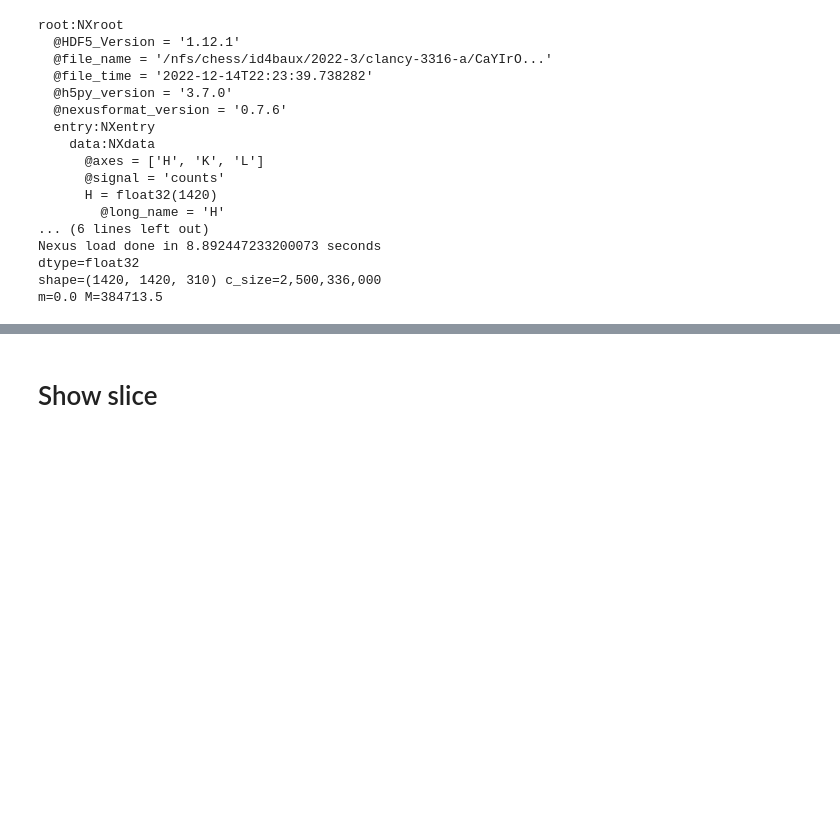
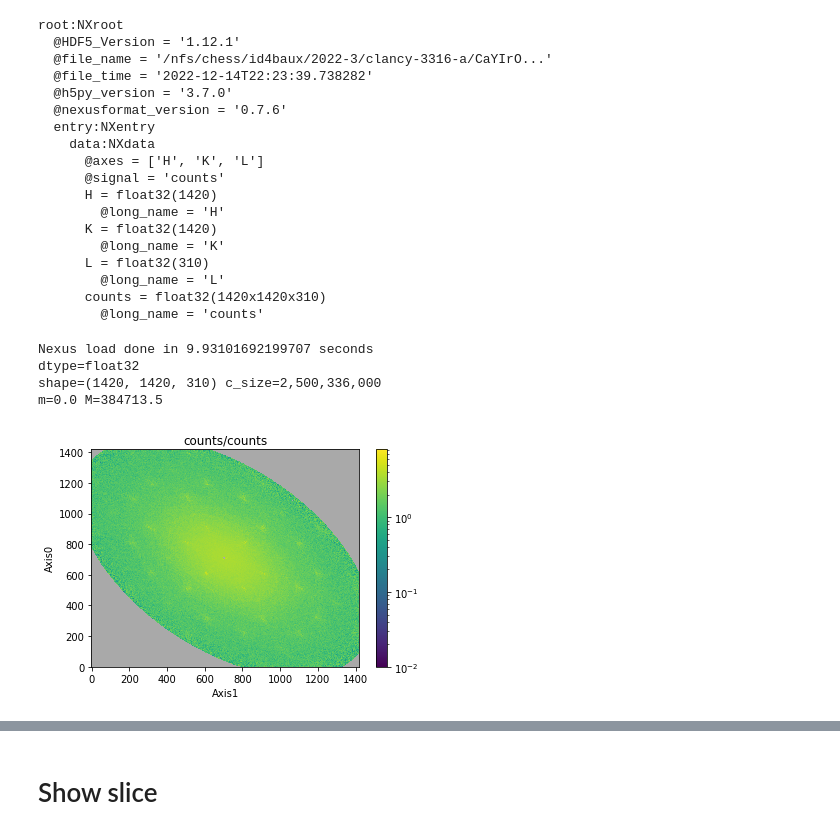
Before and after one commit to sci-visus/openvisuspy, a Jupyter notebook: examples/chess/convert-nexus-data.ipynb, the cells around one changed output, grey strips where cells are left out. Cells and saved outputs as stored; diff of their text form; code cells hidden in the pictures; blank space fills up the shorter version.

```diff
--- a/examples/chess/convert-nexus-data.ipynb
+++ b/examples/chess/convert-nexus-data.ipynb
@@ -19,7 +19,7 @@ from nexusformat.nexus import *
 from nexusformat.nexus.tree import NX_CONFIG
 NX_CONFIG['memory']=4000
 
-a=nxload('/mnt/data1/nsdf/20230317-demo/3scans_HKLI/3scans_HKLI.nxs')
+a=nxload(r'C:\visus_datasets\3scans_HKLI.nxs')
 print(a.tree)
 
 data = a.entry.data.counts.nxdata
@@ -39,8 +39,17 @@ root:NXroot
       @signal = 'counts'
       H = float32(1420)
         @long_name = 'H'
-... (6 lines left out)
-Nexus load done in 8.892447233200073 seconds
-dtype=float32
-shape=(1420, 1420, 310) c_size=2,500,336,000
-m=0.0 M=384713.5
+      K = float32(1420)
+        @long_name = 'K'
+      L = float32(310)
+        @long_name = 'L'
+      counts = float32(1420x1420x310)
+        @long_name = 'counts'
+Nexus load done in 9.93101692199707 seconds
+dtype=float32
+shape=(1420, 1420, 310) c_size=2,500,336,000
+m=0.0 M=384713.5
+# %%
+a.entry.data.counts[:,:,100].plot(log=True)
+# %% [output]
+[figure, added]
```
Also changed, not shown: parts of 6 cells of this notebook.
